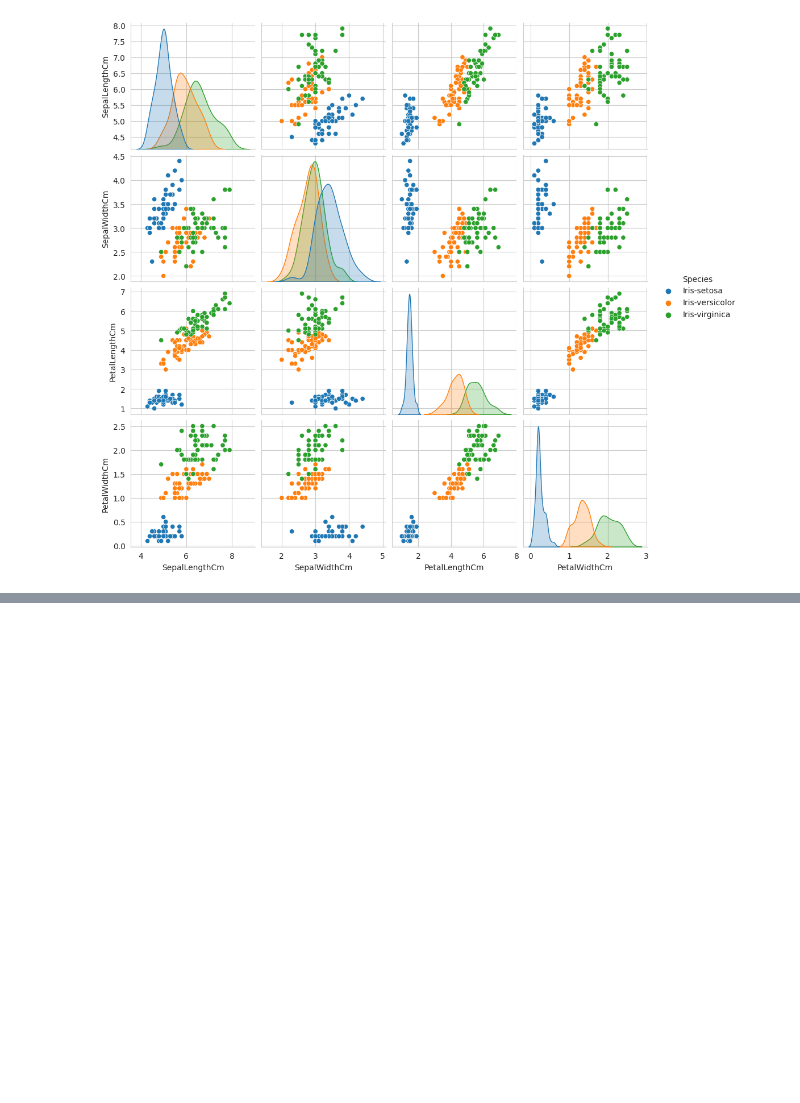
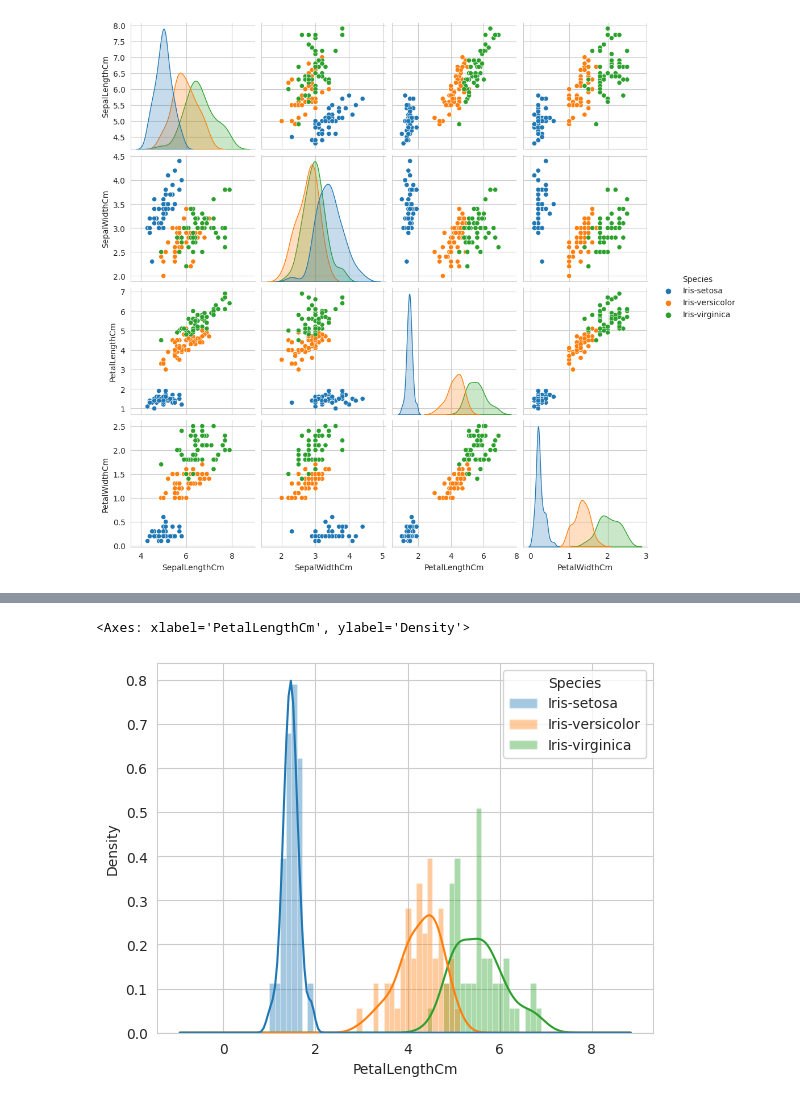
Before and after one commit to Yug-Oswal/DS, a Jupyter notebook: EDA(iris).ipynb, the cells around one changed output, grey strips where cells are left out. Cells and saved outputs as stored; diff of their text form; code cells hidden in the pictures; blank space fills up the shorter version.

```diff
--- a/EDA(iris).ipynb
+++ b/EDA(iris).ipynb
@@ -126,0 +166,8 @@ plt.show()
+# %%
+# Replicating the distplot with new functions; with kde = kernel density estimation; PDF = Probability Density Functions
+# PDF = Smoothed Histograms
+sns.set_style("whitegrid")
+sns.histplot(iris, x = 'PetalLengthCm', stat = "density", kde = True, kde_kws = dict(cut = 3), hue = 'Species', bins = 50, alpha = .4, edgecolor = (1, 1, 1, .4))
+# %% [output]
+<Axes: xlabel='PetalLengthCm', ylabel='Density'>
+[figure, added]
```
Also changed, not shown: parts of 17 cells of this notebook.
